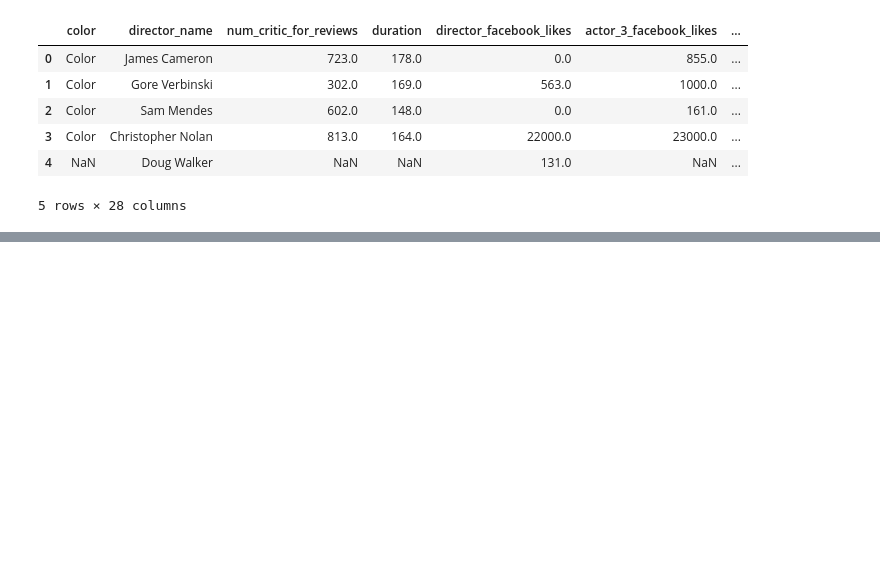
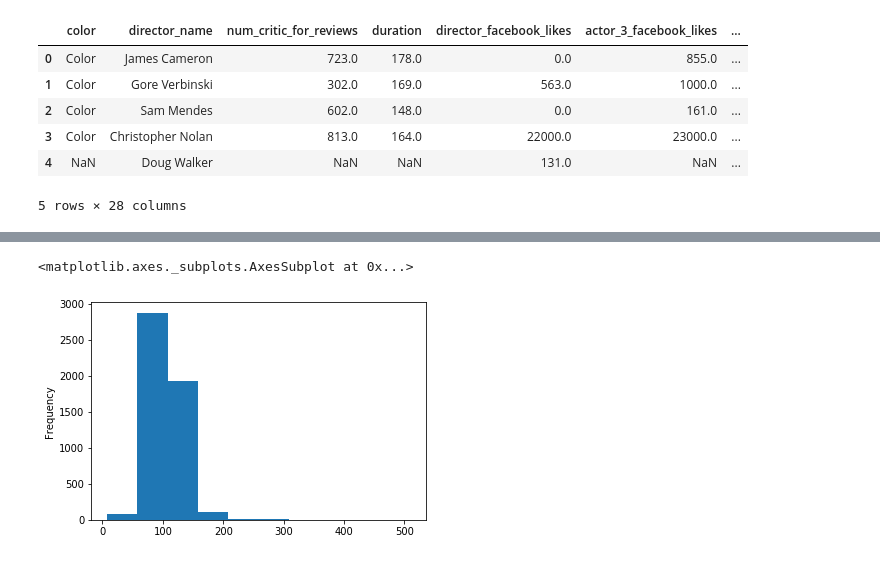
Before and after one commit to RangaHarsha/7963_01_exercises, a Jupyter notebook: 7963_01_Outputs.ipynb, the cells around one changed output, grey strips where cells are left out. Cells and saved outputs as stored; diff of their text form; code cells hidden in the pictures; blank space fills up the shorter version.

```diff
--- a/7963_01_Outputs.ipynb
+++ b/7963_01_Outputs.ipynb
@@ -5,7 +8,7 @@ import seaborn as sns
 # %%
 df_s = pd.read_excel('SaleData.xlsx')
 df_i = pd.read_csv('imdb.csv',escapechar = "\\")
-df_m = pd.read_csv('movie_metadata.csv')
+df_m = pd.read_csv('movie_metadata.csv',escapechar = "\\")
 df_d = pd.read_csv('diamonds.csv')
 # %%
 df_i.head()
@@ -987,0 +1053,5 @@ df.head()
+# %%
+from mpl_toolkits import
+import matplotlib.pyplot as plt
+import seaborn as sns
+sns.set()
@@ -987,0 +1060,2 @@ df.head()
+# %%
+df = df_m
@@ -987,0 +1116,5 @@ df.head()
+# %%
+df['duration'].plot(kind = 'hist',bins = 10)
+# %% [output]
+<matplotlib.axes._subplots.AxesSubplot at 0x...>
+[figure, added]
```
Also changed, not shown: parts of 88 cells of this notebook.
